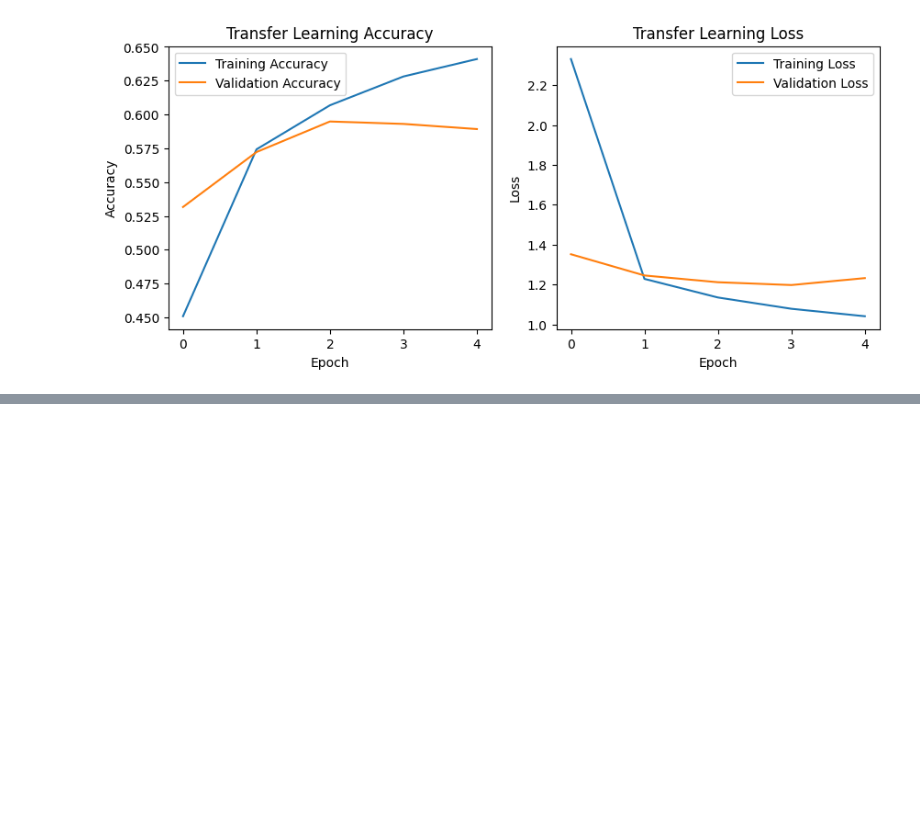
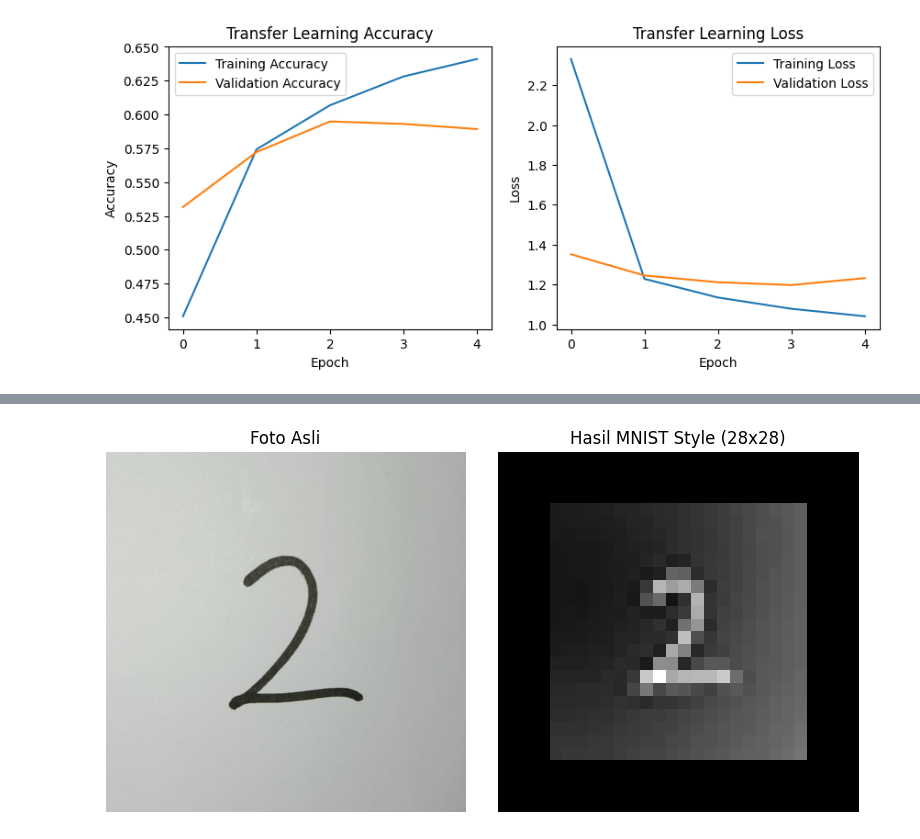
Before and after one commit to delafjr/computer-vision, a Jupyter notebook: jobsheet2.ipynb, the cells around one changed output, grey strips where cells are left out. Saved outputs shown, nothing was run; the diff lists cells and outputs as text; code cells hidden in the pictures; blank space fills up the shorter version.

```diff
--- a/jobsheet2.ipynb
+++ b/jobsheet2.ipynb
@@ -422,0 +567,85 @@ Epoch 5/5
+# %%
+# upload file foto tulisan angka
+from google.colab import files
+import matplotlib.pyplot as plt
+
+# utilitas pre-process agar mirip MNIST (28 x 28, putih-diatas-hitam)
+import numpy as np
+from PIL import Image, ImageOps
+
+def preprocess_to_mnist_28x28(img_pil):
+  """
+  Langkah:
+  - konversi ke graysclae
+  - auto-contrast
+  - (opsional) invert bila latar terang (gara digit menjadi putih, latar gelap seperti MNIST)
+  - crop ke bounding box digit
+  - resize mempertahankan rasio ke (20x20) dan tambah axis channel
+  """
+
+  # grayscale + autocontrast
+  img = img_pil.convert('L')
+  img = ImageOps.autocontrast(img)
+
+  arr = np.array(img).astype(np.uint8)
+
+  # jika rata-rata terang (kertas putih), invert supaya digit menjadi putih di atas gelap (gaya MNIST)
+  if arr.mean() > 127:
+    img = ImageOps.invert(img)
+    arr = np.array(img)
+
+  # paksa agar pixel dibawah ambang batas redup menjadi
+
+  # binarisasi ringan untuk cari bbox digit
+  thr = np.mean(arr) * 0.8 # ambang adaptif sederhana
+  mask = arr > thr
+  if mask.any():
+    ys, xs = np.where(mask)
+    y0, y1 = ys.min(), ys.max()
+    x0, x1 = xs.min(), xs.max()
+    img = img.crop((x0, y0, x1+1, y1+1))
+
+  # resize ke 20x20 dengan aspect ratio
+  img.thumbnail((20, 20), Image.Resampling.LANCZOS)
+  w, h = img.size
+
+  # pad ke 28x28 dan center
+  canvas = Image.new('L', (28, 28), color=0)
+  canvas.paste(img, ((28 - w)//2, (28-h)//2))
+
+  # normalisasi ke [0, 1]
+  arr = np.array(canvas).astype('float32') / 255.0
+
+  # tambah channel dim (28,28,1)
+  arr = arr[..., None]
+  return canvas, arr
+
+# upload foto
+print("pilih dan unggah 1 foto angka tulisan tangan Anda:")
+uploaded = files.upload()
+
+# ambil nama foto secara otomatis
+filename = list(uploaded.keys())[0]
+img_pil = Image.open(filename)
+
+canvas_28x28, tensor_input = preprocess_to_mnist_28x28(img_pil)
+
+# visualisasi perbandingan (foto asli vs hasil preprocessing)
+plt.figure(figsize=(8, 4))
+
+plt.subplot(1, 2, 1)
+plt.imshow(img_pil)
+plt.title("Foto Asli")
+plt.axis('off')
+
+plt.subplot(1, 2, 2)
+plt.imshow(canvas_28x28, cmap='gray')
+plt.title("Hasil MNIST Style (28x28)")
+plt.axis('off')
+
+plt.tight_layout()
+plt.show()
+
+# Menampilkan bentuk tensor yang siap digunakan untuk tahap prediksi nanti
+print(f"\n[INFO] Shape tensor hasil preprocessing: {tensor_input.shape}")
+# %% [output]
@@ -422,0 +655 @@ Epoch 5/5
+[figure, added]
```
Also changed, not shown: parts of 8 cells of this notebook.
